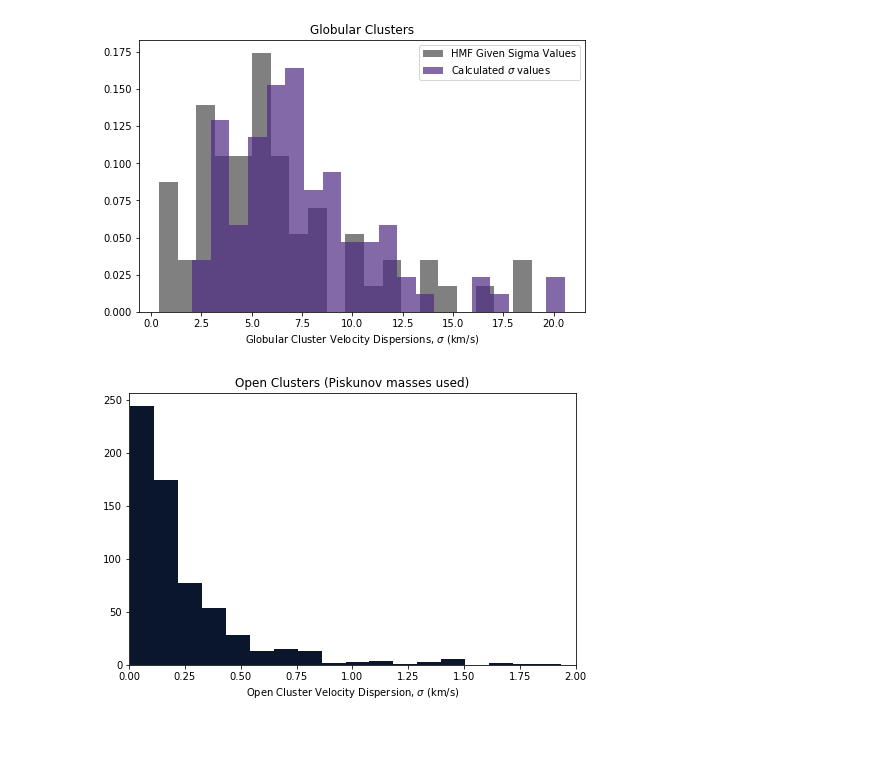
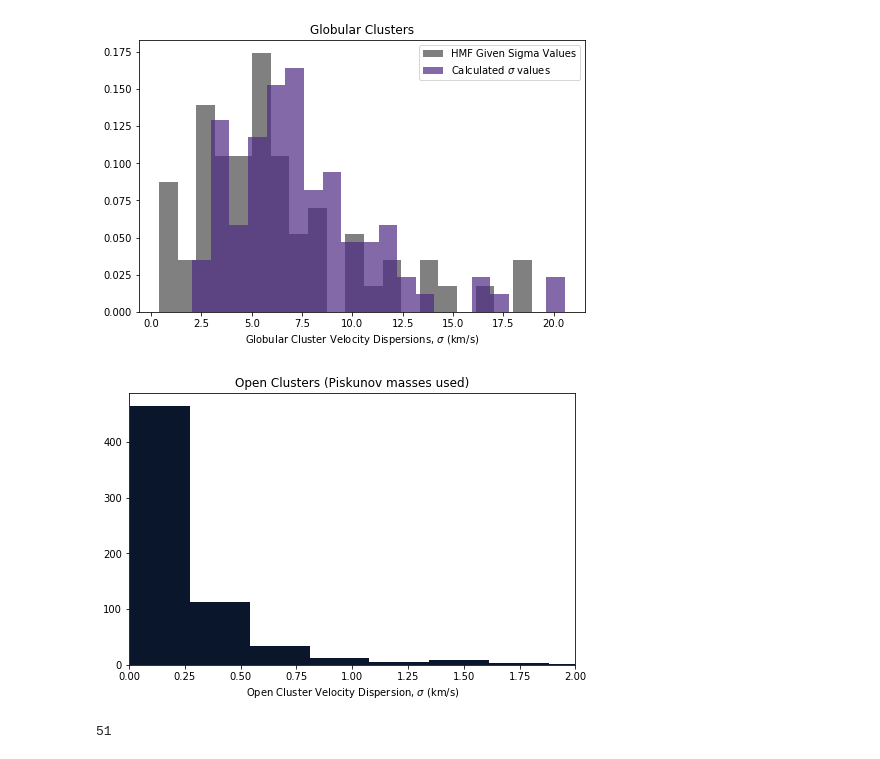
Before and after one commit to andrewbowen19/CEB, a Jupyter notebook: cosmic_pop/get_sigma.ipynb, the cells around one changed output. Saved outputs shown, nothing was run; the diff lists cells and outputs as text; code cells hidden in the pictures.

Commit message:
ratio sigma plots

```diff
--- a/cosmic_pop/get_sigma.ipynb
+++ b/cosmic_pop/get_sigma.ipynb
@@ -472,16 +472,38 @@ OC_sigma = oc_sigma.loc[np.where(oc_sigma != 0)]
 # %%
 # Open Cluster Sigma Histogram
 
 f,ax = plt.subplots(figsize = (8,5))
 
-ax.hist(OC_sigma, bins = 100, color = '#0A162B')
+ax.hist(OC_sigma, bins = 40, color = '#0A162B')
 ax.set_xlim(0,2)
 ax.set_xlabel('Open Cluster Velocity Dispersion, $\sigma$ (km/s)')
 ax.set_title('Open Clusters (Piskunov masses used)')
 f.savefig('/Users/andrewbowen/ceb_project/cosmic_pop/plots_cosmic/OC-sigma-hist.pdf')
 # %% [output]
-[figure, old version]
+[figure, new version]
 # %%
 # Saving these columns to their own data file, can read in/add to data fram ine another script if needed
 GCs['sigma_v'].to_csv('/Users/andrewbowen/ceb_project/cosmic_pop/gc-sigma.txt')
 OCs['sigma_v'].to_csv('/Users/andrewbowen/ceb_project/cosmic_pop/oc-sigma.txt')
+# %%
+hmfSig = GCs['sig_v'].loc[np.where(GCs['sigma_v'] != 0)]#Harris sigmas where we have calculates sigmas
+
+hmfSig = hmfSig.loc[np.isfinite(hmfSig)]
+
+# print(calcsigma.loc[np.where(hmfSig != 0)].values/hmfSig.values)
+
+# print('Given Sigmas:', GCs['sig_v'])
+# print('Calculated Sigmas:', GCs['sigma_v'])
+
+n = 0
+ratios = []
+for index, row in GCs.iterrows():#checking for calculated values against hmf values
+    if np.isfinite(row['sig_v']) and row['sigma_v'] != 0:
+        sigma_c = row['sigma_v']#calculated sigma
+        sigma_h = row['sig_v']#Harris sigma
+        sig_rat = sigma_c/sigma_h
+        n += 1
+        ratios.append(sig_rat)
+print(len(ratios))
+# %% [output]
+51
```
Also changed, not shown: parts of 1 cell of this notebook, 4 other files.
